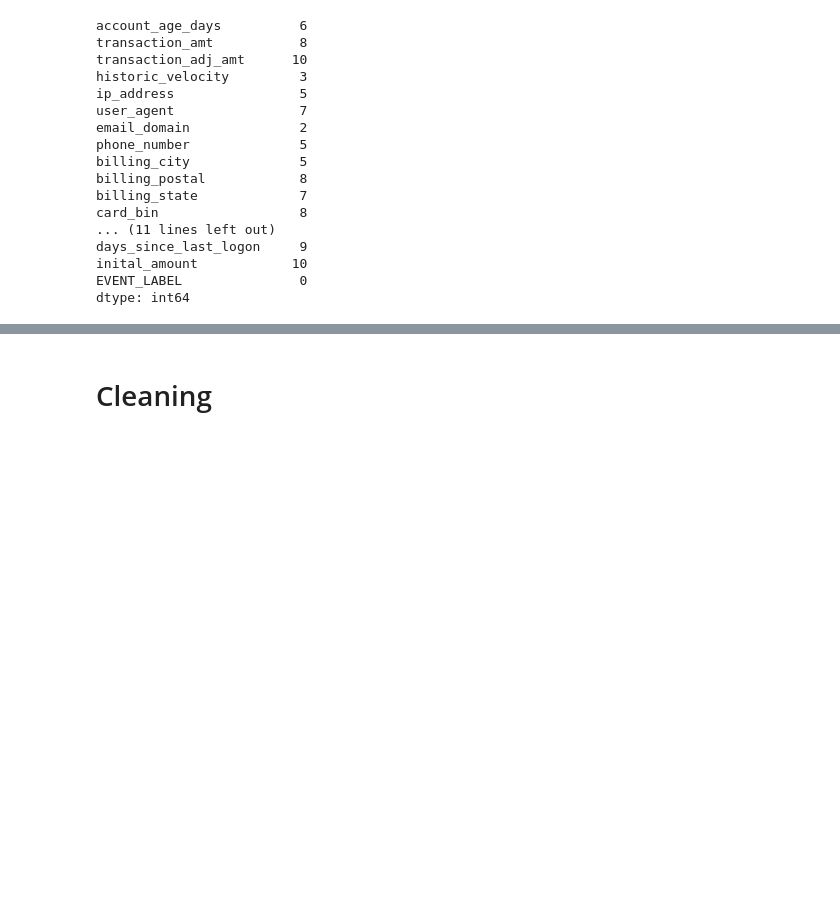
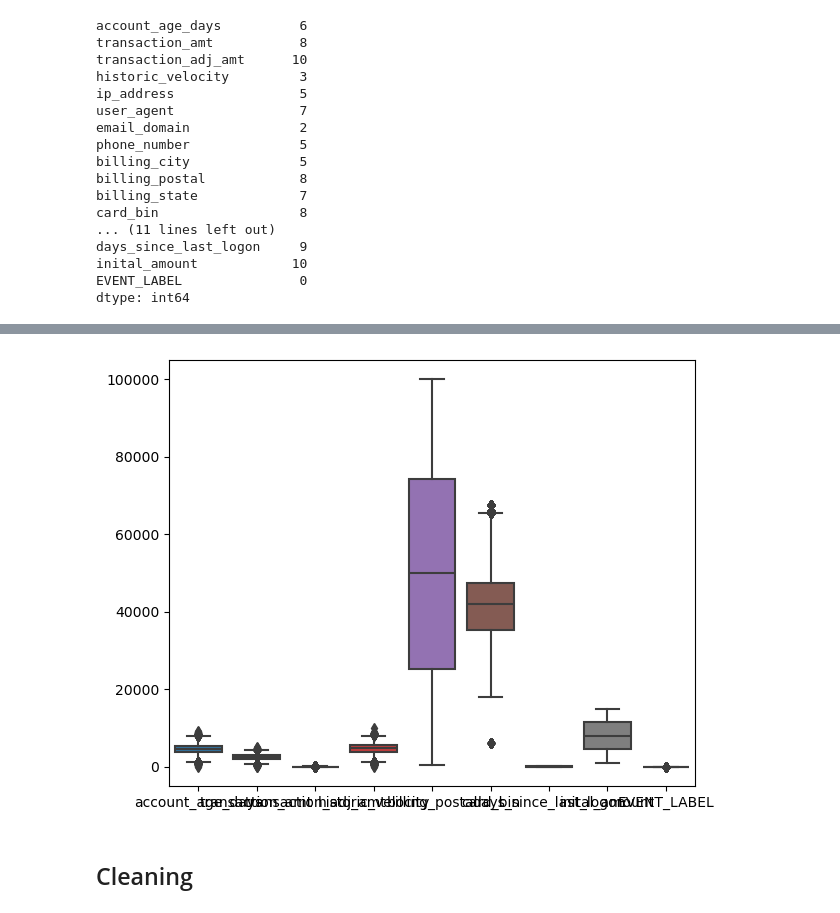
Before and after one commit to JakubKozlowski1/data_mining, a Jupyter notebook: eda.ipynb, the cells around one changed output, grey strips where cells are left out. Saved outputs shown, nothing was run; the diff lists cells and outputs as text; code cells hidden in the pictures; blank space fills up the shorter version.

```diff
--- a/eda.ipynb
+++ b/eda.ipynb
@@ -120,5 +125,11 @@ data.describe()
 | 50% | 4667.000000 | 2544.000000 | 55.000000 | 4730.000000 | 50117.000000 | 42086.000000 | ... |
 | 75% | 5476.000000 | 2951.000000 | 61.000000 | 5548.000000 | 74338.000000 | 47374.000000 | ... |
 | max | 9119.000000 | 4999.000000 | 99.000000 | 9999.000000 | 99950.000000 | 67639.000000 | ... |
+# %%
+sns.boxplot(data)
+plt.tight_layout()
+plt.show()
+# %% [output]
+[figure, added]
 # %% [markdown]
-# Cleaning
+## Cleaning
```
Also changed, not shown: parts of 1 cell of this notebook.
